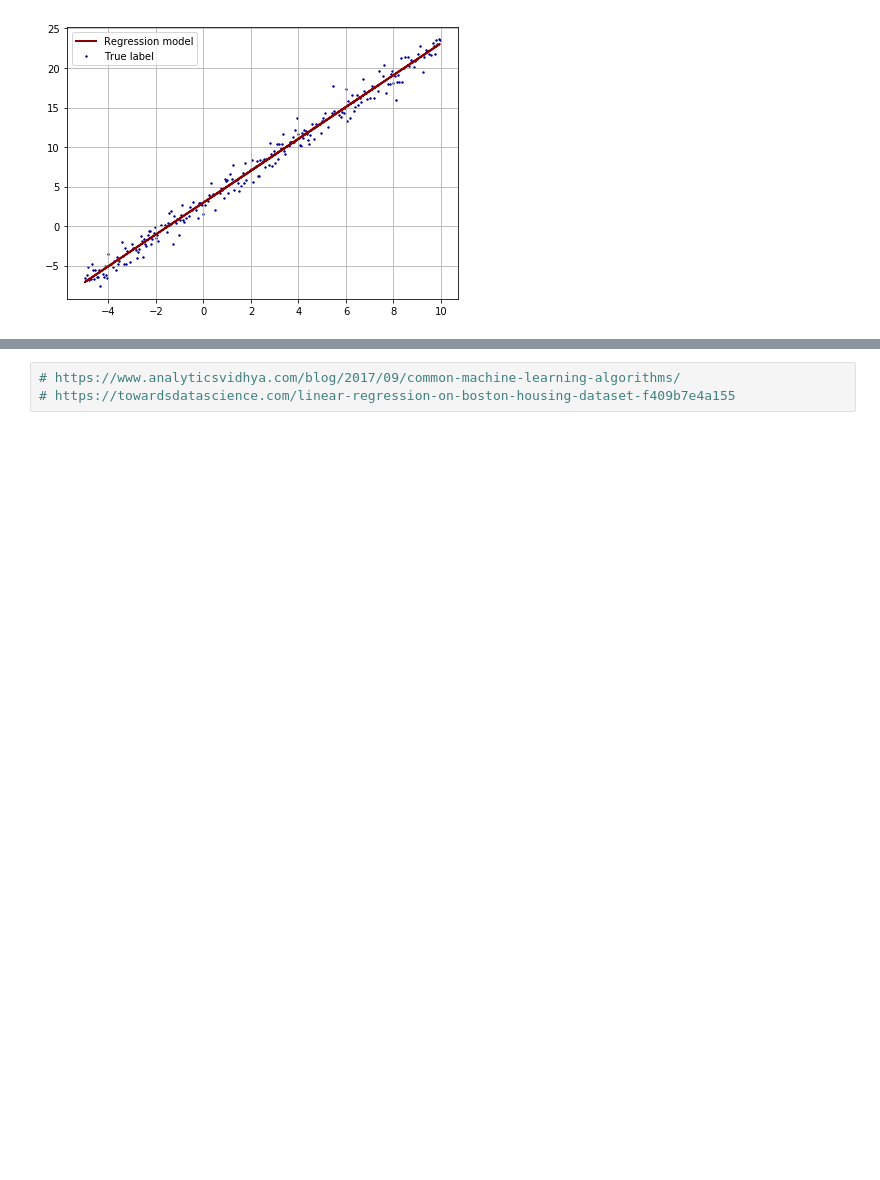
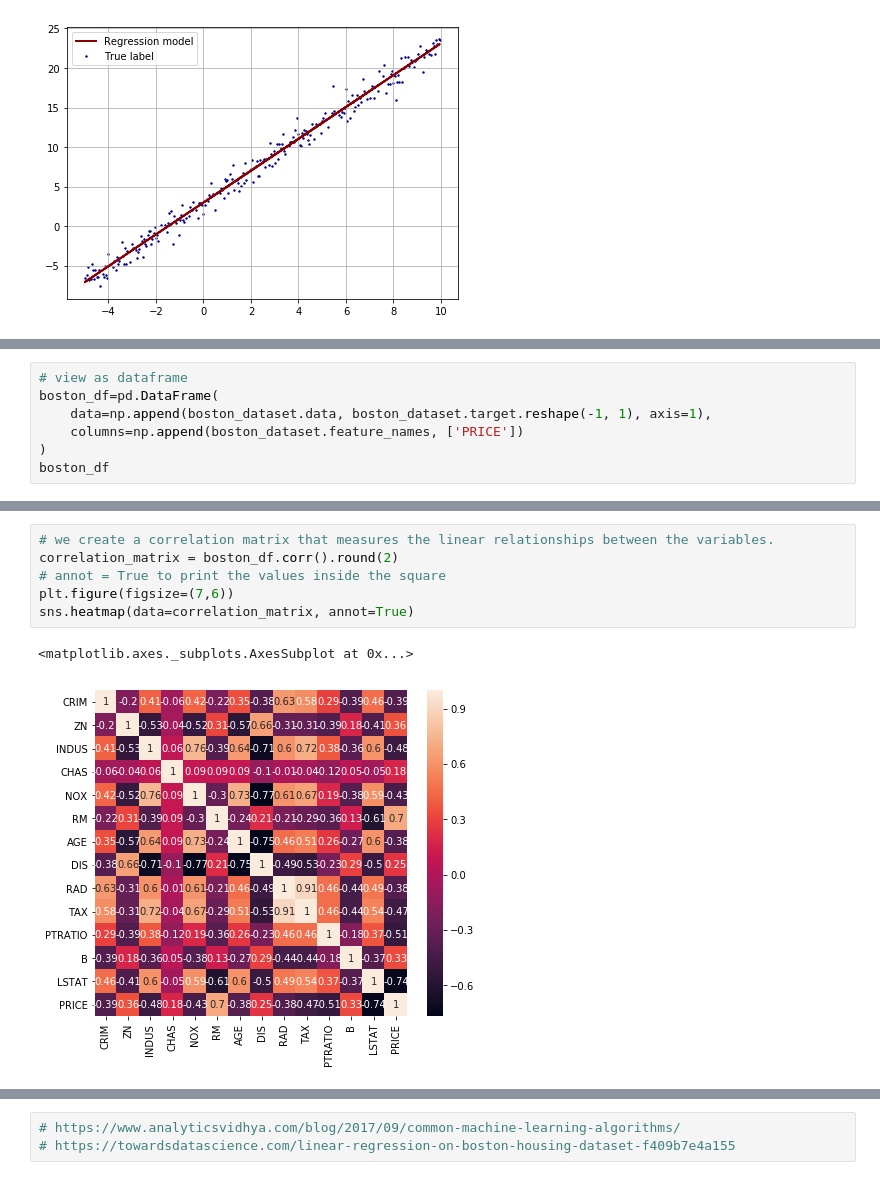
Before and after one commit to nguyenbh1507/Example_notebooks, a Jupyter notebook: Top ML Algorithms.ipynb, the cells around one changed output, grey strips where cells are left out. Saved outputs shown, nothing was run; the diff lists cells and outputs as text; blank space fills up the shorter version.

```diff
--- a/Top ML Algorithms.ipynb
+++ b/Top ML Algorithms.ipynb
@@ -149,0 +208,7 @@ boston_dataset = load_boston()
+# %%
+# view as dataframe
+boston_df=pd.DataFrame(
+    data=np.append(boston_dataset.data, boston_dataset.target.reshape(-1, 1), axis=1),
+    columns=np.append(boston_dataset.feature_names, ['PRICE'])
+)
+boston_df
@@ -149,0 +234,9 @@ boston_dataset = load_boston()
+# %%
+# we create a correlation matrix that measures the linear relationships between the variables.
+correlation_matrix = boston_df.corr().round(2)
+# annot = True to print the values inside the square
+plt.figure(figsize=(7,6))
+sns.heatmap(data=correlation_matrix, annot=True)
+# %% [output]
+<matplotlib.axes._subplots.AxesSubplot at 0x...>
+[figure, added]
```
Also changed, not shown: parts of 35 cells of this notebook.
